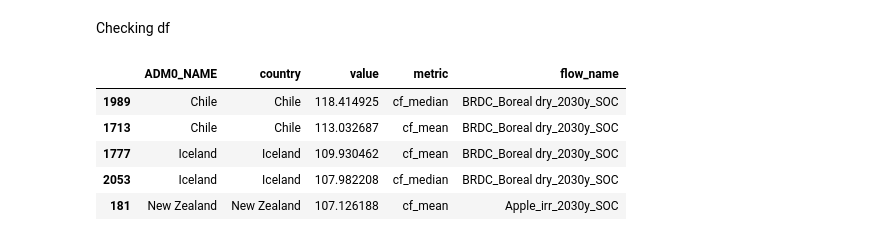
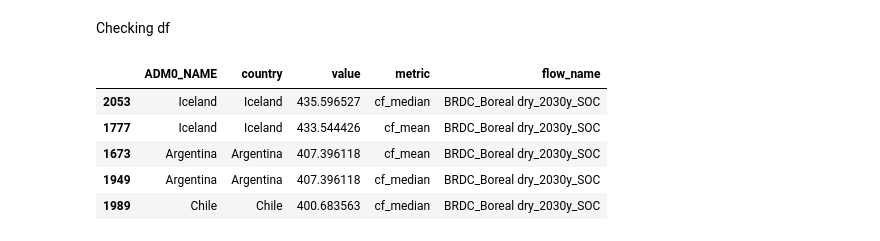
Before and after one commit to cloyolaangosto/SBTN_Land_LEAFs, a Jupyter notebook: documentation/SOC_LEAFs_Baseline.ipynb, the cells around one changed output. Cells and saved outputs as stored; diff of their text form; code cells hidden in the pictures.

```diff
--- a/documentation/SOC_LEAFs_Baseline.ipynb
+++ b/documentation/SOC_LEAFs_Baseline.ipynb
@@ -835,7 +835,7 @@ gpkg_path, df_results = mc.build_cfs_gpkg_from_rasters(
     area_type=area_type,
     calc_kwargs=dict(raster_band = 15),     # Chooses the raster band
     reset_gpkg=reset_gpck,
-    run_test=True                             # Use run test to run the first 3 files
+    run_test=False                             # Use run test to run the first 3 files
 )
 
 print(f"Wrote {df_results.shape[0]} rows into {gpkg_path}")
@@ -884,11 +899,11 @@ plt.show()
 # %% [markdown]
 Checking df
 # %%
-country_df_results.sort_values(by="value", ascending=False).head()
+df_results.sort_values(by="value", ascending=False).head()
 # %% [output]
 |  | ADM0_NAME | country | value | metric | flow_name |
-| 1989 | Chile | Chile | 118.414925 | cf_median | BRDC_Boreal dry_2030y_SOC |
-| 1713 | Chile | Chile | 113.032687 | cf_mean | BRDC_Boreal dry_2030y_SOC |
-| 1777 | Iceland | Iceland | 109.930462 | cf_mean | BRDC_Boreal dry_2030y_SOC |
-| 2053 | Iceland | Iceland | 107.982208 | cf_median | BRDC_Boreal dry_2030y_SOC |
-| 181 | New Zealand | New Zealand | 107.126188 | cf_mean | Apple_irr_2030y_SOC |
+| 2053 | Iceland | Iceland | 435.596527 | cf_median | BRDC_Boreal dry_2030y_SOC |
+| 1777 | Iceland | Iceland | 433.544426 | cf_mean | BRDC_Boreal dry_2030y_SOC |
+| 1673 | Argentina | Argentina | 407.396118 | cf_mean | BRDC_Boreal dry_2030y_SOC |
+| 1949 | Argentina | Argentina | 407.396118 | cf_median | BRDC_Boreal dry_2030y_SOC |
+| 1989 | Chile | Chile | 400.683563 | cf_median | BRDC_Boreal dry_2030y_SOC |
```
Also changed, not shown: parts of 3 cells of this notebook, 2 other files.
